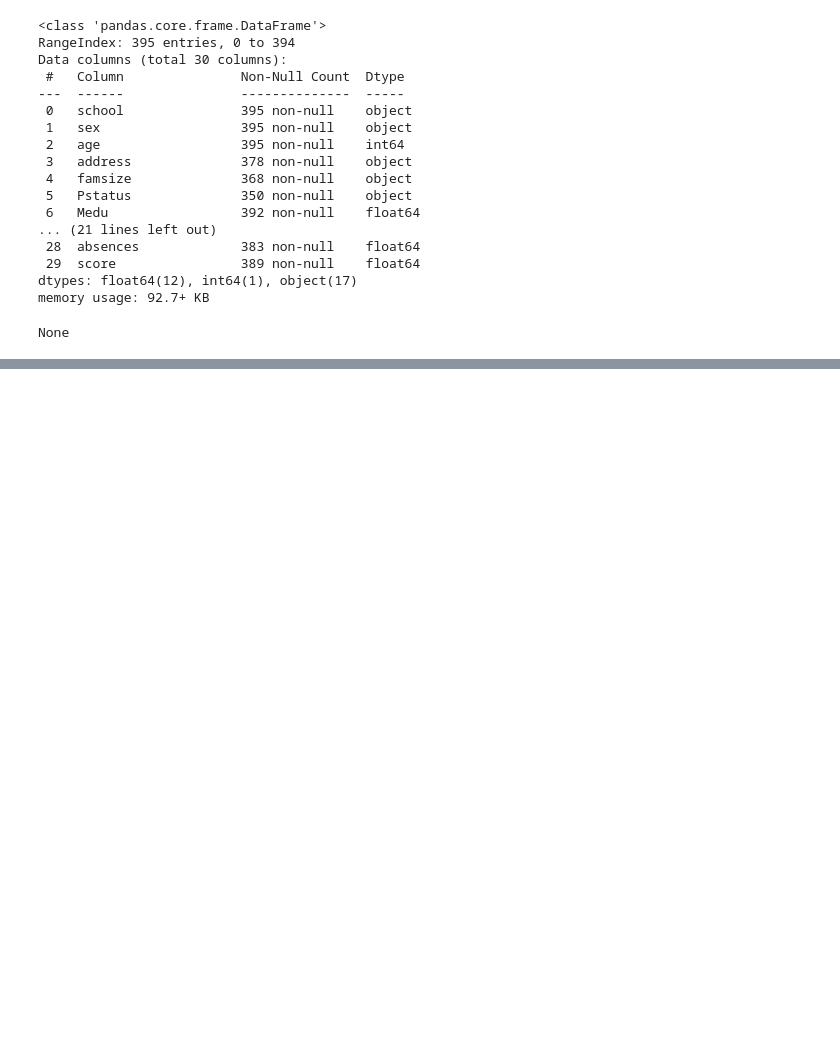
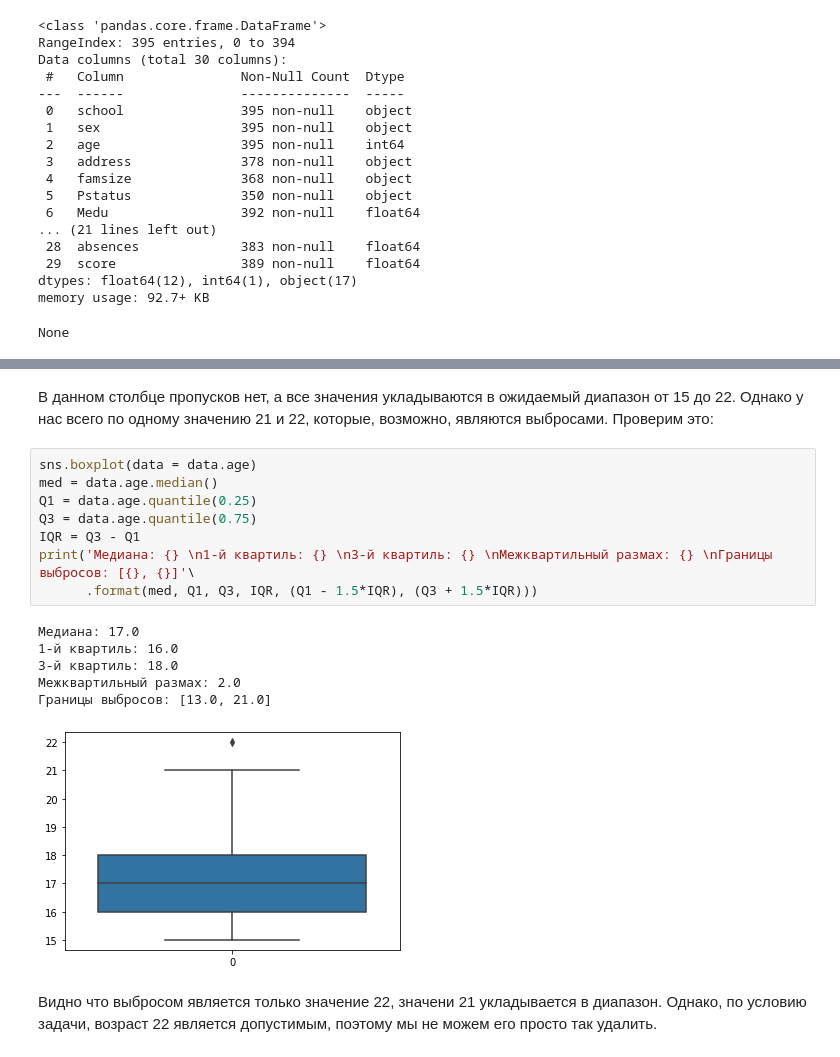
Before and after one commit to Zaslavsky-Dmitry/SkillFactory, a Jupyter notebook: module_2/module_2.ipynb, the cells around one changed output, grey strips where cells are left out. Drawn from its saved outputs; the diff is of its cells as text; blank space fills up the shorter version.

```diff
--- a/module_2/module_2.ipynb
+++ b/module_2/module_2.ipynb
@@ -122,0 +205,20 @@ None
+# %% [markdown]
+В данном столбце пропусков нет, а все значения укладываются в ожидаемый диапазон от 15 до 22. Однако у нас всего по одному значению 21 и 22, которые, возможно, являются выбросами.
+Проверим это:
+# %%
+sns.boxplot(data = data.age)
+med = data.age.median()
+Q1 = data.age.quantile(0.25)
+Q3 = data.age.quantile(0.75)
+IQR = Q3 - Q1
+print('Медиана: {} \n1-й квартиль: {} \n3-й квартиль: {} \nМежквартильный размах: {} \nГраницы выбросов: [{}, {}]'\
+      .format(med, Q1, Q3, IQR, (Q1 - 1.5*IQR), (Q3 + 1.5*IQR)))
+# %% [output]
+Медиана: 17.0
+1-й квартиль: 16.0
+3-й квартиль: 18.0
+Межквартильный размах: 2.0
+Границы выбросов: [13.0, 21.0]
+[figure, added]
+# %% [markdown]
+Видно что выбросом является только значение 22, значени 21 укладывается в диапазон. Однако, по условию задачи, возраст 22 является допустимым, поэтому мы не можем его просто так удалить.
```
Also changed, not shown: parts of 86 cells of this notebook.
